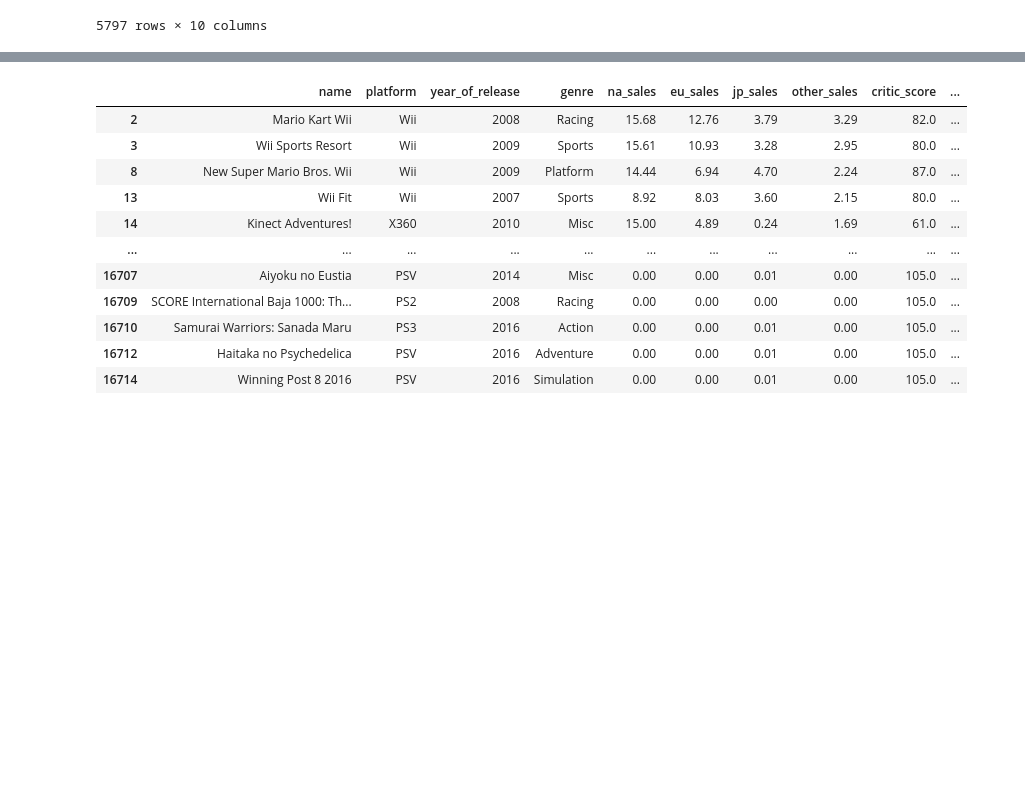
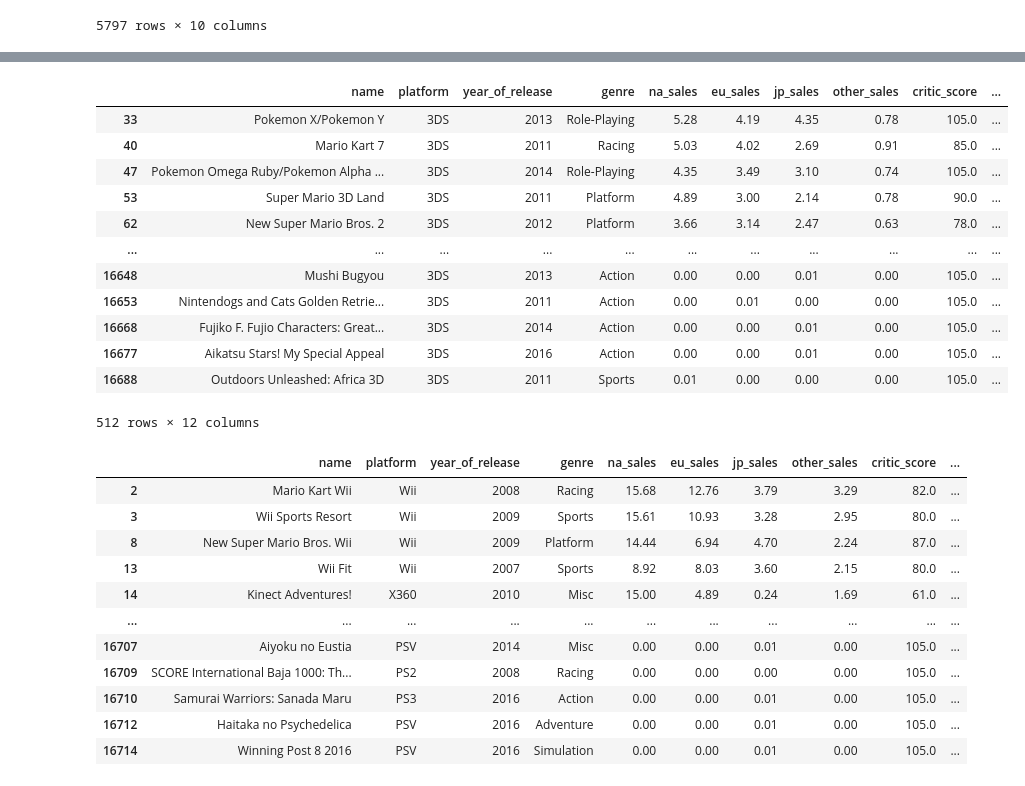
Before and after one commit to OmiHdz/project_s6, a Jupyter notebook: project_s6.ipynb, the cells around one changed output, grey strips where cells are left out. Drawn from its saved outputs; the diff is of its cells as text; code cells hidden in the pictures; blank space fills up the shorter version.

```diff
--- a/project_s6.ipynb
+++ b/project_s6.ipynb
@@ -1000,15 +1000,45 @@ teste
 #Iterando las plataformas para obtener la correlación de las 3 variables en cada plataforma
 # for plat in comp:
 #     print(comp[['platform','total_sales']])
+
+##try df.attrs['name'] = "My name"   # Can be retrieved later
+
 c=0
 top_plat_comp_list = comp['platform'].unique()
 
 print(top_plat_comp_list)
+df_x360 = pd.DataFrame()
+df_ps4 = pd.DataFrame()
+df_wii = pd.DataFrame()
+df_pc = pd.DataFrame()
+df_xone = pd.DataFrame()
+df_ps2 = pd.DataFrame()
+df_ds = pd.DataFrame()
+df_psp = pd.DataFrame()
+df_3ds = pd.DataFrame()
+dframes=[df_x360,df_ps4,df_wii,df_pc,df_xone, df_ps2, df_ds, df_psp, df_3ds]
+
+# for dataframe in dframes:
+#     print(dataframe.columns)
+
 
 for platform in top_plat_comp_list:
-    c+=1
-    variable = "df_"+ str(platform)
-    "df_"+ str(platform)= pd.DataFrame(top_10[top_10['platform']==platform])
-    #print(variable)
-    #=top_10[top_10['platform']==platform]
+    for dfs in dframes:
+        dfs=top_10[top_10['platform']==platform]
+
+# for dfs in dframes:
+#     for platform in top_plat_comp_list:
+#         dfs=top_10[top_10['platform']==platform]
+
+# for platform in top_plat_comp_list:
+#     #c+=1
+#     #variable = "df_"+ str(platform)
+#     #= pd.DataFrame(top_10[top_10['platform']==platform])
+#     #print(variable)
+#     #=top_10[top_10['platform']==platform]
+#     #dframes=top_10[top_10['platform']==platform]
+#     pass
+
+
+dfs
 # %% [output]
@@ -1016,3 +1046,16 @@ SyntaxError: cannot assign to operator (<ipython-input-259-1fc55a7a2984>, line 1
+|  | name | platform | year_of_release | genre | na_sales | eu_sales | jp_sales | other_sales | critic_score | ... |
+| 33 | Pokemon X/Pokemon Y | 3DS | 2013 | Role-Playing | 5.28 | 4.19 | 4.35 | 0.78 | 105.0 | ... |
+| 40 | Mario Kart 7 | 3DS | 2011 | Racing | 5.03 | 4.02 | 2.69 | 0.91 | 85.0 | ... |
+| 47 | Pokemon Omega Ruby/Pokemon Alpha ... | 3DS | 2014 | Role-Playing | 4.35 | 3.49 | 3.10 | 0.74 | 105.0 | ... |
+| 53 | Super Mario 3D Land | 3DS | 2011 | Platform | 4.89 | 3.00 | 2.14 | 0.78 | 90.0 | ... |
+| 62 | New Super Mario Bros. 2 | 3DS | 2012 | Platform | 3.66 | 3.14 | 2.47 | 0.63 | 78.0 | ... |
+| ... | ... | ... | ... | ... | ... | ... | ... | ... | ... | ... |
+| 16648 | Mushi Bugyou | 3DS | 2013 | Action | 0.00 | 0.00 | 0.01 | 0.00 | 105.0 | ... |
+| 16653 | Nintendogs and Cats Golden Retrie... | 3DS | 2011 | Action | 0.00 | 0.01 | 0.00 | 0.00 | 105.0 | ... |
+| 16668 | Fujiko F. Fujio Characters: Great... | 3DS | 2014 | Action | 0.00 | 0.00 | 0.01 | 0.00 | 105.0 | ... |
+| 16677 | Aikatsu Stars! My Special Appeal | 3DS | 2016 | Action | 0.00 | 0.00 | 0.01 | 0.00 | 105.0 | ... |
+| 16688 | Outdoors Unleashed: Africa 3D | 3DS | 2011 | Sports | 0.01 | 0.00 | 0.00 | 0.00 | 105.0 | ... |
+512 rows × 12 columns
 # %%
 # plt.figure(figsize=[22,13])
 # sns.boxplot(data=pivot_global_sales)
```
Also changed, not shown: parts of 2 cells of this notebook.
